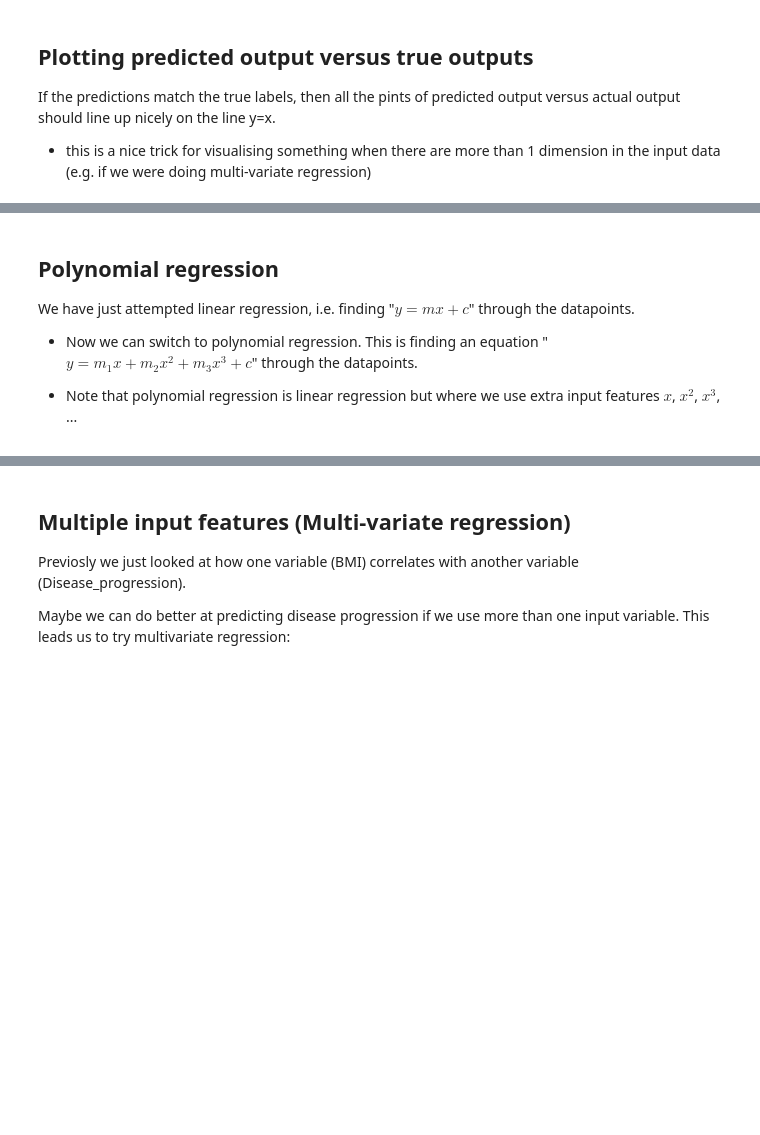
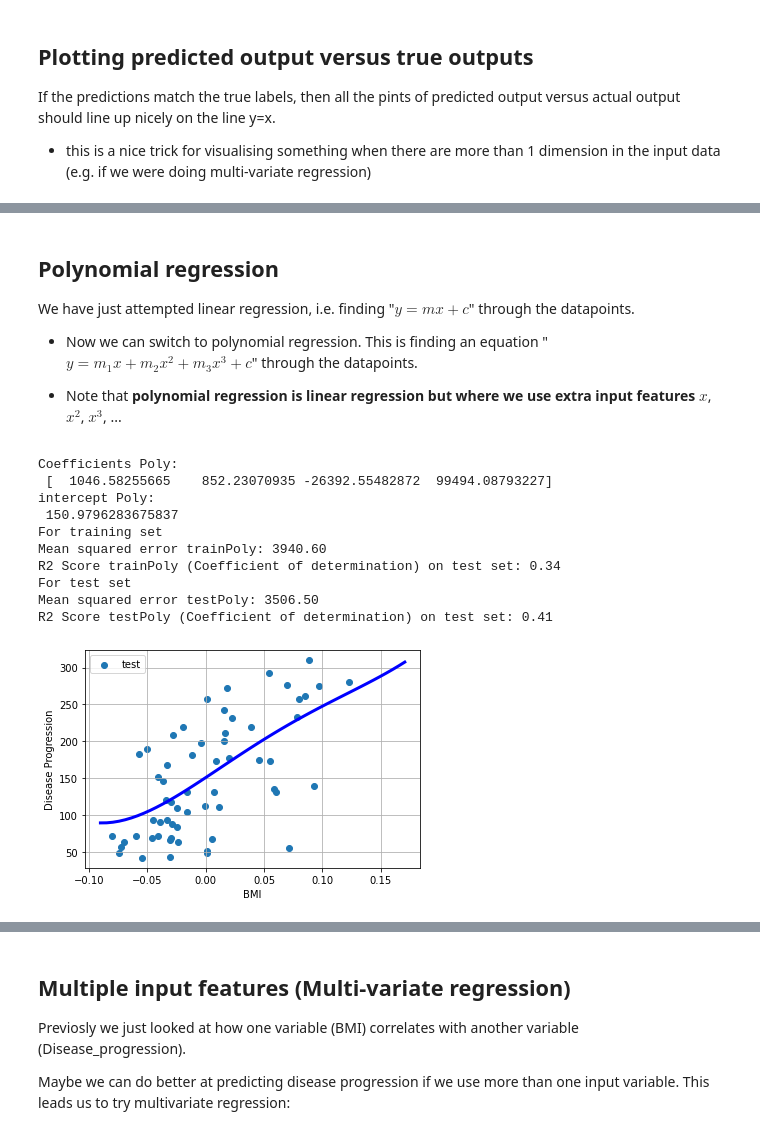
Before and after one commit to Lena-Marreel/IADS_SC_Day2, a Jupyter notebook: 2 linear_regression_example_diabetes.ipynb, the cells around one changed output, grey strips where cells are left out. Saved outputs shown, nothing was run; the diff lists cells and outputs as text; code cells hidden in the pictures; blank space fills up the shorter version.

```diff
--- a/2 linear_regression_example_diabetes.ipynb
+++ b/2 linear_regression_example_diabetes.ipynb
@@ -191,39 +194,61 @@ We have just attempted linear regression, i.e. finding "$y=mx+c$" through the da
 
 - Now we can switch to polynomial regression.  This is finding an equation "$y=m_1 x+m_2 x^2+m_3 x^3+c$" through the datapoints.
 
-- Note that polynomial regression is linear regression but where we use extra input features $x$, $x^2$, $x^3$, ...
+- Note that **polynomial regression is linear regression but where we use extra input features** $x$, $x^2$, $x^3$, ...
 # %%
 from sklearn.preprocessing import PolynomialFeatures
-poly = PolynomialFeatures(degree=5, include_bias=False)
+poly = PolynomialFeatures(degree=4, include_bias=False) # Xth degree
 poly_features = poly.fit_transform(diabetes_X_train)
 
 # Create linear regression object
-regr = linear_model.LinearRegression()
+regrPol = linear_model.LinearRegression()
 
 # Train the model using the training sets
-regr.fit(poly_features, diabetes_y_train)
+regrPol.fit(poly_features, diabetes_y_train)
 
 # Make predictions using the testing set
-diabetes_y_pred = regr.predict(poly.fit_transform(diabetes_X_test))
-
+diabetes_y_testPolpred = regrPol.predict(poly.fit_transform(diabetes_X_test))
+  # get values on training set for questionair below
+diabetes_y_trainPolpred = regrPol.predict(poly.fit_transform(diabetes_X_train))
 
 # The coefficients
-print("Coefficients: \n", regr.coef_)
+print("Coefficients Poly: \n", regrPol.coef_)
+print("intercept Poly: \n", regrPol.intercept_)
+
+print("For training set")
 # The mean squared error
-print("Mean squared error: %.2f" % mean_squared_error(diabetes_y_test, diabetes_y_pred))
+print("Mean squared error trainPoly: %.2f" % mean_squared_error(diabetes_y_train, diabetes_y_trainPolpred))
 # The coefficient of determination: 1 is perfect prediction
-print("R2 Score (Coefficient of determination) on test set: %.2f" % r2_score(diabetes_y_test, diabetes_y_pred))
+print("R2 Score trainPoly (Coefficient of determination) on test set: %.2f" % r2_score(diabetes_y_train, diabetes_y_trainPolpred))
+
+print("For test set")
+# The mean squared error
+print("Mean squared error testPoly: %.2f" % mean_squared_error(diabetes_y_test, diabetes_y_testPolpred))
+# The coefficient of determination: 1 is perfect prediction
+print("R2 Score testPoly (Coefficient of determination) on test set: %.2f" % r2_score(diabetes_y_test, diabetes_y_testPolpred))
 
 # Plot outputs
 plt.scatter(diabetes_X_test[:,0], diabetes_y_test, label="test")
 x_range=np.linspace(diabetes_X_train.min(),diabetes_X_train.max(),50).reshape(-1, 1)
-plt.plot(x_range, regr.predict(poly.fit_transform(x_range)), color="blue", linewidth=3) # Plot the regression line
+plt.plot(x_range, regrPol.predict(poly.fit_transform(x_range)), color="blue", linewidth=3) # Plot the regression line
 plt.xlabel("BMI")
 plt.ylabel("Disease Progression")
 plt.grid()
 plt.legend()
 
 plt.show()
+# %% [output]
+Coefficients Poly:
+ [  1046.58255665    852.23070935 -26392.55482872  99494.08793227]
+intercept Poly:
+ 150.9796283675837
+For training set
+Mean squared error trainPoly: 3940.60
+R2 Score trainPoly (Coefficient of determination) on test set: 0.34
+For test set
+Mean squared error testPoly: 3506.50
+R2 Score testPoly (Coefficient of determination) on test set: 0.41
+[figure, added]
 # %% [markdown]
 ## Questions:
 
```
Also changed, not shown: parts of 3 cells of this notebook.
